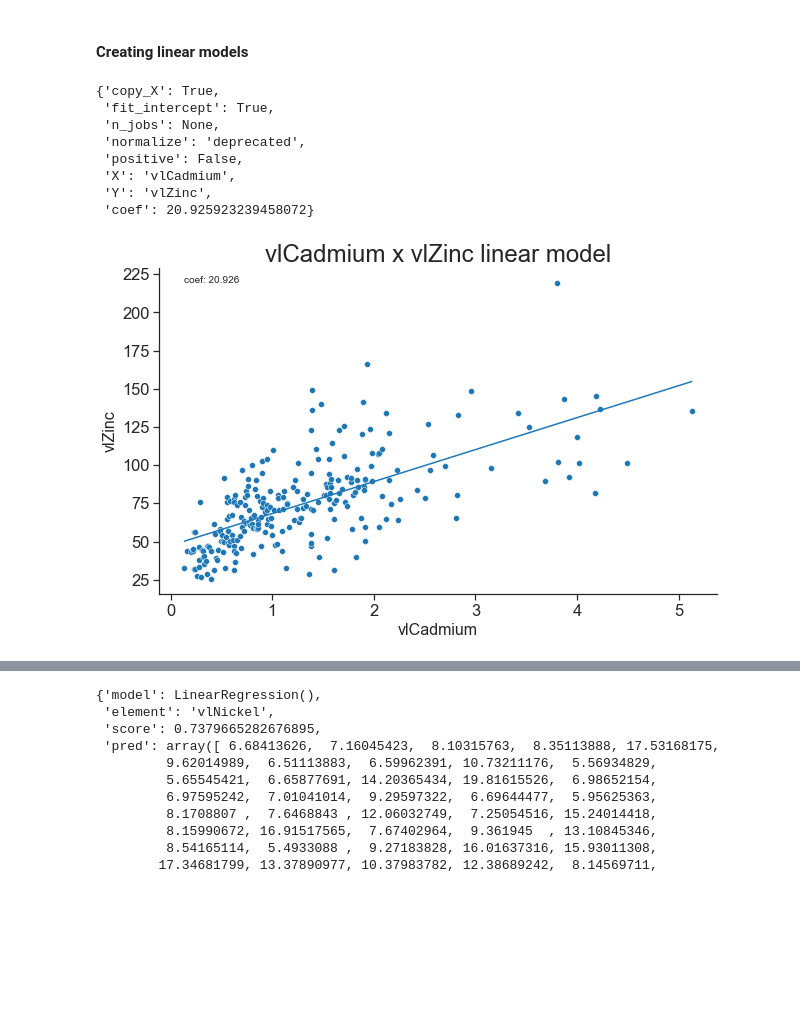
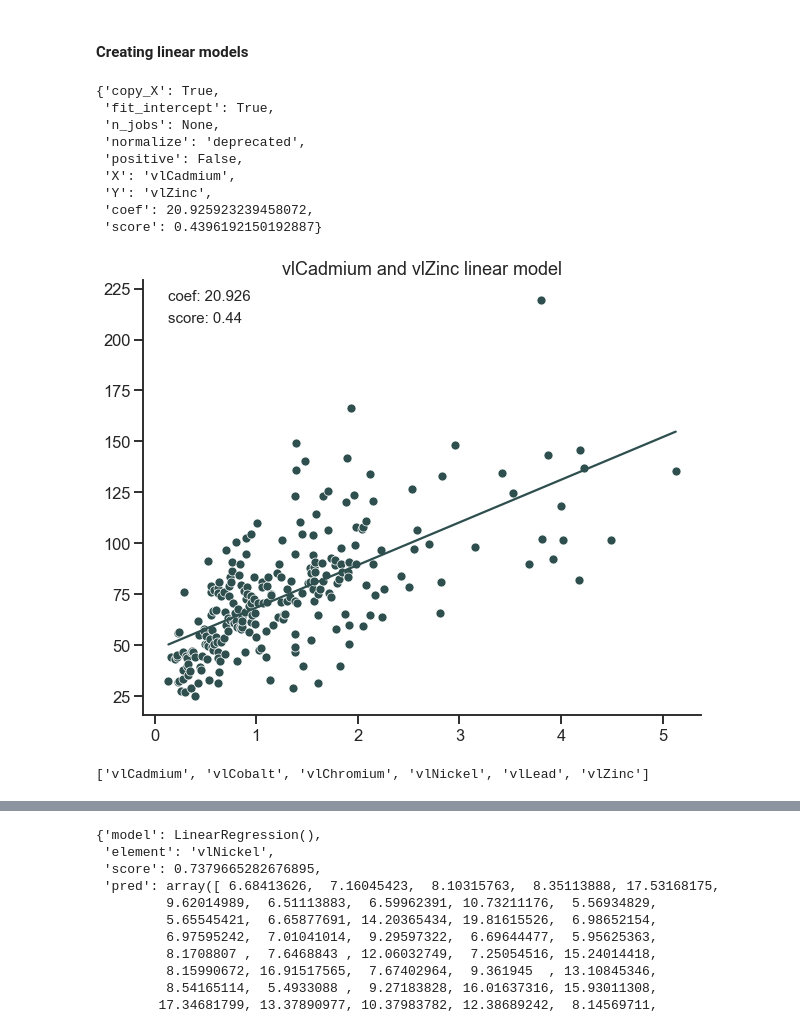
Before and after one commit to luschiro/workflows-geo-data, a Jupyter notebook: modulo_3/modulo_3.ipynb, the cells around one changed output, grey strips where cells are left out. Cells and saved outputs as stored; diff of their text form; code cells hidden in the pictures; blank space fills up the shorter version.

```diff
--- a/modulo_3/modulo_3.ipynb
+++ b/modulo_3/modulo_3.ipynb
@@ -21,7 +25,7 @@ import matplotlib.pyplot as plt
 # %%
 # configuring plots of seaborn
 sns.set_style("ticks", {'axes.grid':False})
-sns.set_context("notebook", font_scale=1.5)
+sns.set_context("talk")
 # %% [markdown]
 ### Helper functions
 # %%
@@ -99,43 +99,50 @@ def linear_model_pair (df, x_elem, y_elem):
   reg = LinearRegression()
 
   xm = df[x_elem].values[:,np.newaxis]
   xm_plot = [a[0] for a in xm]
   ym = df[y_elem].values
 
   # fit and predict
   reg.fit(X=xm, y=ym)
   line = reg.predict(xm)
 
   # model info
   model_dict = reg.get_params()
   model_dict['X'], model_dict['Y'] = x_elem, y_elem
   model_dict['coef'] = reg.coef_[0]
-
+  model_dict['score'] = reg.score(X=xm, y=ym)
 
   # plotting
-  plt.figure(figsize=(10,6))
-  sns.scatterplot(x=xm_plot, y=ym[:])
-  p = sns.lineplot(x=xm_plot, y=line)
+  plt.figure(figsize=(10,8))
+  sns.scatterplot(x=xm_plot, y=ym[:], color="darkslategray")
+  p = sns.lineplot(x=xm_plot, y=line, color="darkslategray")
 
-  p.set_title(f"{x_elem} x {y_elem} linear model", fontsize=24)
-  p.set_xlabel(x_elem, fontsize=16)
-  p.set_ylabel(y_elem, fontsize=16)
-  plt.text(min(xm_plot), max(ym[:]), f"coef: {round(reg.coef_[0],3)}")
+  p.set_title(f"{x_elem} and {y_elem} linear model")
+
+  plt.text(min(xm_plot), max(ym[:]), f"coef: {round(reg.coef_[0],3)}", size=15)
+  plt.text(min(xm_plot), max(ym[:])-(max(ym[:])/20), f"score: {round(reg.score(X=xm, y=ym),2)}", size=15)
+
   sns.despine()
 
   return model_dict
 
 linear_model_pair(df_jura, "vlCadmium", "vlZinc")
 # %% [output]
 {'copy_X': True,
  'fit_intercept': True,
  'n_jobs': None,
  'normalize': 'deprecated',
  'positive': False,
  'X': 'vlCadmium',
  'Y': 'vlZinc',
- 'coef': 20.925923239458072}
+ 'coef': 20.925923239458072,
+ 'score': 0.4396192150192887}
-[figure, old version]
+[figure, new version]
+# %%
+grade_features.remove('descUnit')
+grade_features
+# %% [output]
+['vlCadmium', 'vlCobalt', 'vlChromium', 'vlNickel', 'vlLead', 'vlZinc']
 # %%
 linear_model_pair(df_jura, "vlZinc", "vlNickel")
 # %% [output]
```
Also changed, not shown: parts of 15 cells of this notebook, 2 other files.
